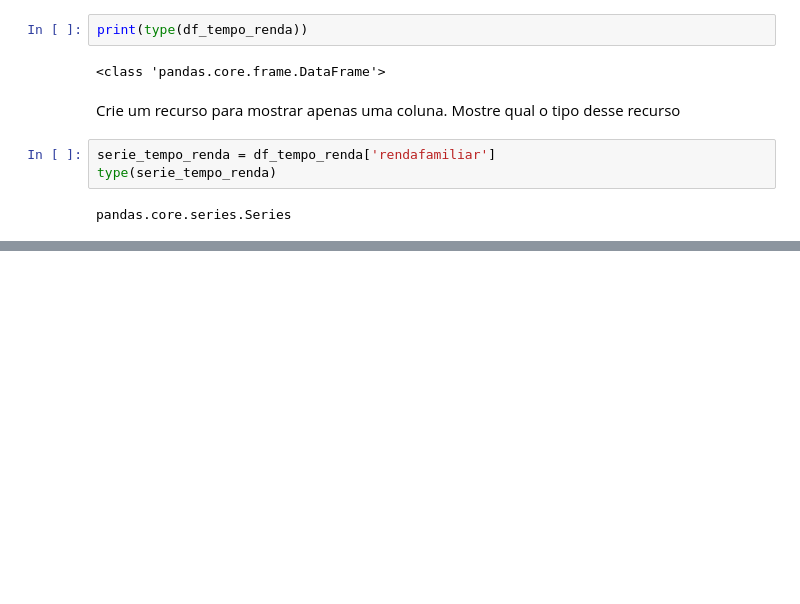
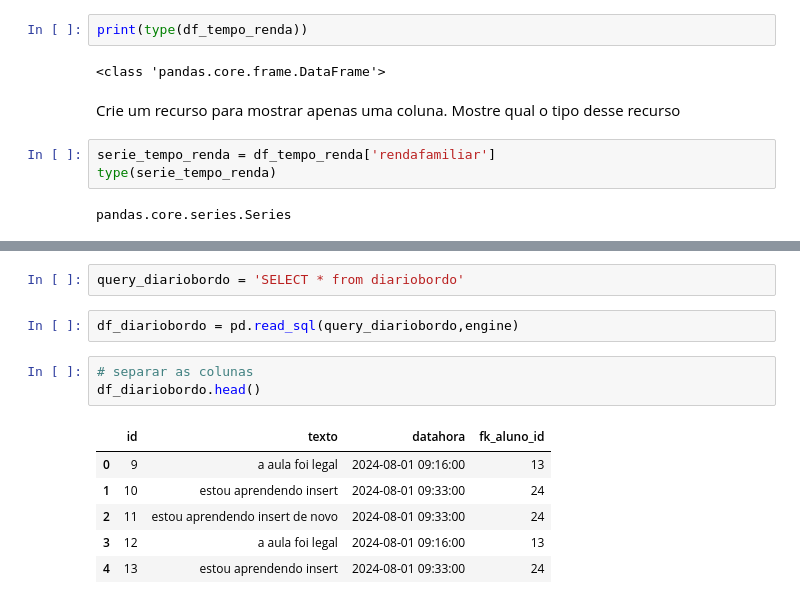
Before and after one commit to Jpguiotti/AULAS-ROMULO-PYTHON, a Jupyter notebook: notebook_tarde.ipynb, the cells around one changed output, grey strips where cells are left out. Saved outputs shown, nothing was run; the diff lists cells and outputs as text; blank space fills up the shorter version.

```diff
--- a/notebook_tarde.ipynb
+++ b/notebook_tarde.ipynb
@@ -125,0 +225,14 @@ pandas.core.series.Series
+# %%
+query_diariobordo = 'SELECT * from diariobordo'
+# %%
+df_diariobordo = pd.read_sql(query_diariobordo,engine)
+# %%
+# separar as colunas
+df_diariobordo.head()
+# %% [output]
+|  | id | texto | datahora | fk_aluno_id |
+| 0 | 9 | a aula foi legal | 2024-08-01 09:16:00 | 13 |
+| 1 | 10 | estou aprendendo insert | 2024-08-01 09:33:00 | 24 |
+| 2 | 11 | estou aprendendo insert de novo | 2024-08-01 09:33:00 | 24 |
+| 3 | 12 | a aula foi legal | 2024-08-01 09:16:00 | 13 |
+| 4 | 13 | estou aprendendo insert | 2024-08-01 09:33:00 | 24 |
```
Also changed, not shown: parts of 29 cells of this notebook.
